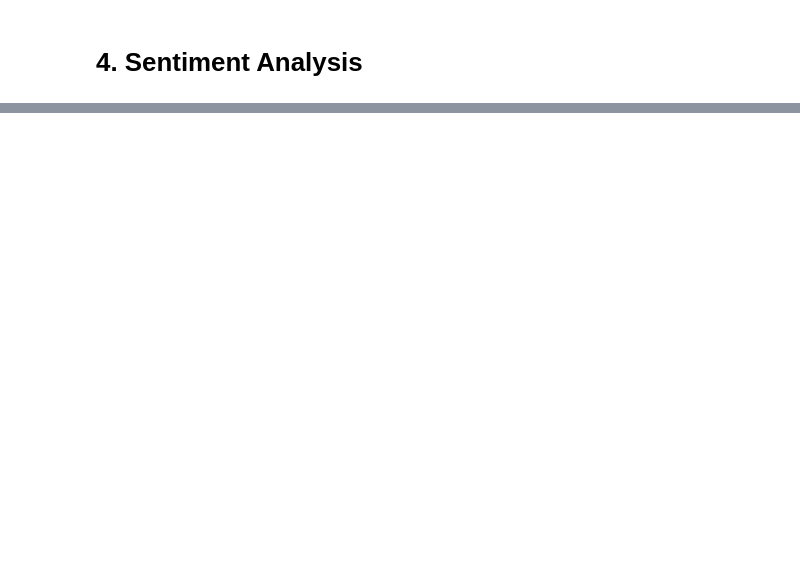
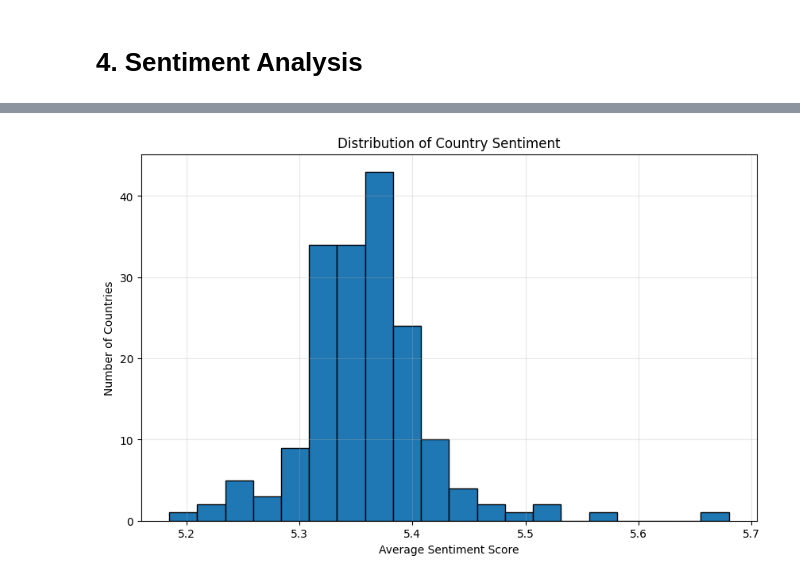
Before and after one commit to joaommata/WorldGraph, a Jupyter notebook: reddit.ipynb, the cells around one changed output, grey strips where cells are left out. Saved outputs shown, nothing was run; the diff lists cells and outputs as text; code cells hidden in the pictures; blank space fills up the shorter version.

```diff
--- a/reddit.ipynb
+++ b/reddit.ipynb
@@ -306,0 +491,5 @@ for country in countries:
+# %%
+countries_posts = {}
+
+for country in countries:
+    countries_posts[country] = get_valid_posts(country, target=100)
@@ -308,0 +560,27 @@ for country in countries:
+# %%
+import re
+import numpy as np
+
+# --- TOKENIZER ---
+def tokenize(text):
+    text = text.lower()
+    return re.findall(r"[a-z]+", text)
+
+# --- SENTIMENT PIPELINE FOR ONE COUNTRY ---
+def sentiment_for_country(posts, labmt_dict):
+    scores = []
+    for post in posts:
+        tokens = tokenize(post)
+        score = calculate_sentiment(tokens, labmt_dict)
+        if score is not None:
+            scores.append(score)
+    if len(scores) == 0:
+        return None
+    return np.mean(scores)
+# %%
+country_sentiments = {}
+
+for country, posts in countries_posts.items():
+    score = sentiment_for_country(posts, labmt_dict)
+    country_sentiments[country] = score
+    print(f"{country}: {score}")
@@ -308,0 +605,13 @@ for country in countries:
+# %%
+sentiment_values = [v for v in country_sentiments.values() if v is not None]
+import matplotlib.pyplot as plt
+
+plt.figure(figsize=(10,6))
+plt.hist(sentiment_values, bins=20, edgecolor='black')
+plt.xlabel("Average Sentiment Score")
+plt.ylabel("Number of Countries")
+plt.title("Distribution of Country Sentiment")
+plt.grid(alpha=0.3)
+plt.show()
+# %% [output]
+[figure, added]
```
Also changed, not shown: parts of 12 cells of this notebook, 1 other file.
